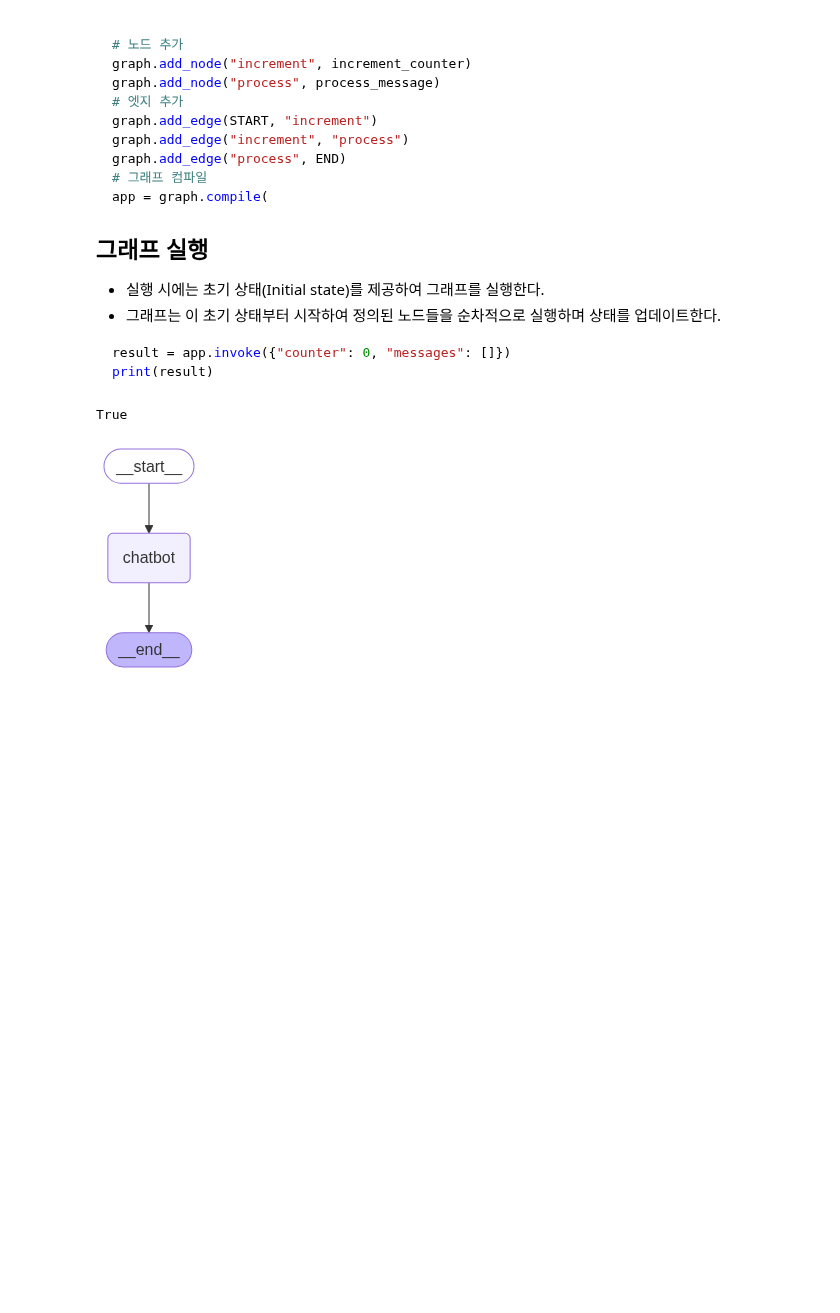
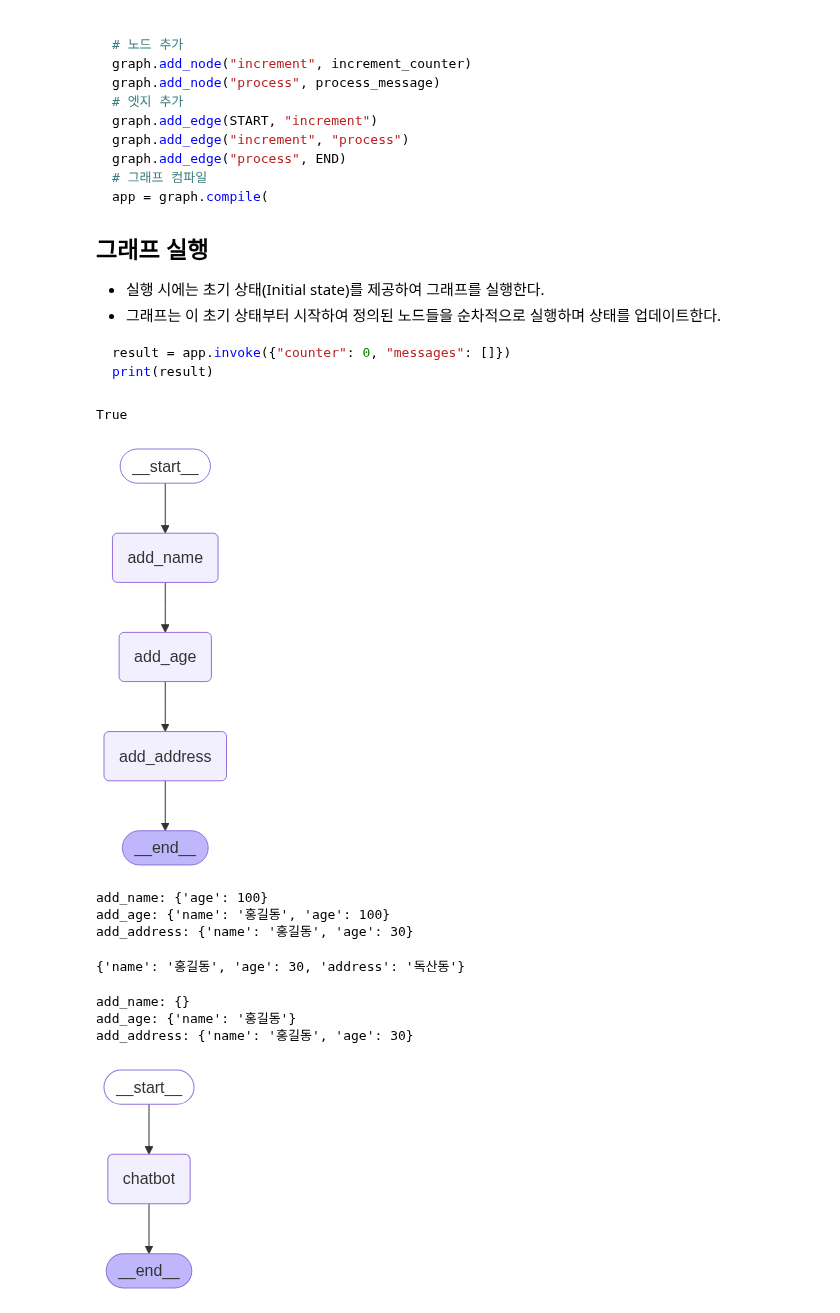
Before and after one commit to kgmyhGit/SKN13, a Jupyter notebook: 13_Langchain/13_langgraph.ipynb, the cells around one changed output. Cells and saved outputs as stored; diff of their text form; code cells hidden in the pictures; blank space fills up the shorter version.

```diff
--- a/13_Langchain/13_langgraph.ipynb
+++ b/13_Langchain/13_langgraph.ipynb
@@ -173,4 +173,67 @@ from dotenv import load_dotenv
 load_dotenv()
 # %% [output]
 True
+# %%
+###########################################################
+# 이름 추가, 나이 추가, 주소를 추가하는 노드
+#   - Langgraph에서 노드와 엣지의 흐름 + 상태관리개념.
+###########################################################
+
+# 1. State 를 정의(노드들이 공유할 state값들을 설계)
+class UserInfoState(TypedDict):
+    name: str
+    age: int
+    address: str
+# %%
+# 노드 정의 -> 함수(callable) -> 입력: State, 출력: State에 저장할 속성(state)
+def add_name(state:UserInfoState):
+    print("add_name:", state)
+    return {"name":"홍길동"} # UserInfoState의 field이름: "저장할 값"
+
+def add_age(state:UserInfoState):
+    print("add_age:", state)
+    return {"age":30}
+
+def add_address(state:UserInfoState):
+    print("add_address:", state)
+    return {"address":"독산동"}
+# %%
+# StateGraph를 구성.
+workflow = StateGraph(UserInfoState)
+# 노드 추가
+workflow.add_node("add_name", add_name)
+workflow.add_node("add_age", add_age)
+workflow.add_node("add_address", add_address)
+
+# 엣지 추가 (노드간의 연결) -> 시작: START 노드
+workflow.add_edge(START, "add_name")
+workflow.add_edge("add_name", "add_age")
+workflow.add_edge("add_age", "add_address")
+workflow.add_edge("add_address", END)
+
+# state graph를 컴파일 - 실행가능한 상태로 만든다. (그래프 검증, 최적화)
+graph = workflow.compile()
+# %%
+# 시각화
+from IPython.display import Image, display
+display(Image(graph.get_graph().draw_mermaid_png()))
+# %% [output]
+[figure, added]
+# %%
+# 실행
+res = graph.invoke()  # 첫번째 노드에 전달할 state를 dictionary 전달.
+# %% [output]
+add_name: {'age': 100}
+add_age: {'name': '홍길동', 'age': 100}
+add_address: {'name': '홍길동', 'age': 30}
+# %%
+res
+# %% [output]
+{'name': '홍길동', 'age': 30, 'address': '독산동'}
+# %%
+res = graph.invoke({"blood":"B"}) # State에 없는 Field는 전달 안됨.
+# %% [output]
+add_name: {}
+add_age: {'name': '홍길동'}
+add_address: {'name': '홍길동', 'age': 30}
 # %%
```
Also changed, not shown: parts of 1 cell of this notebook.
